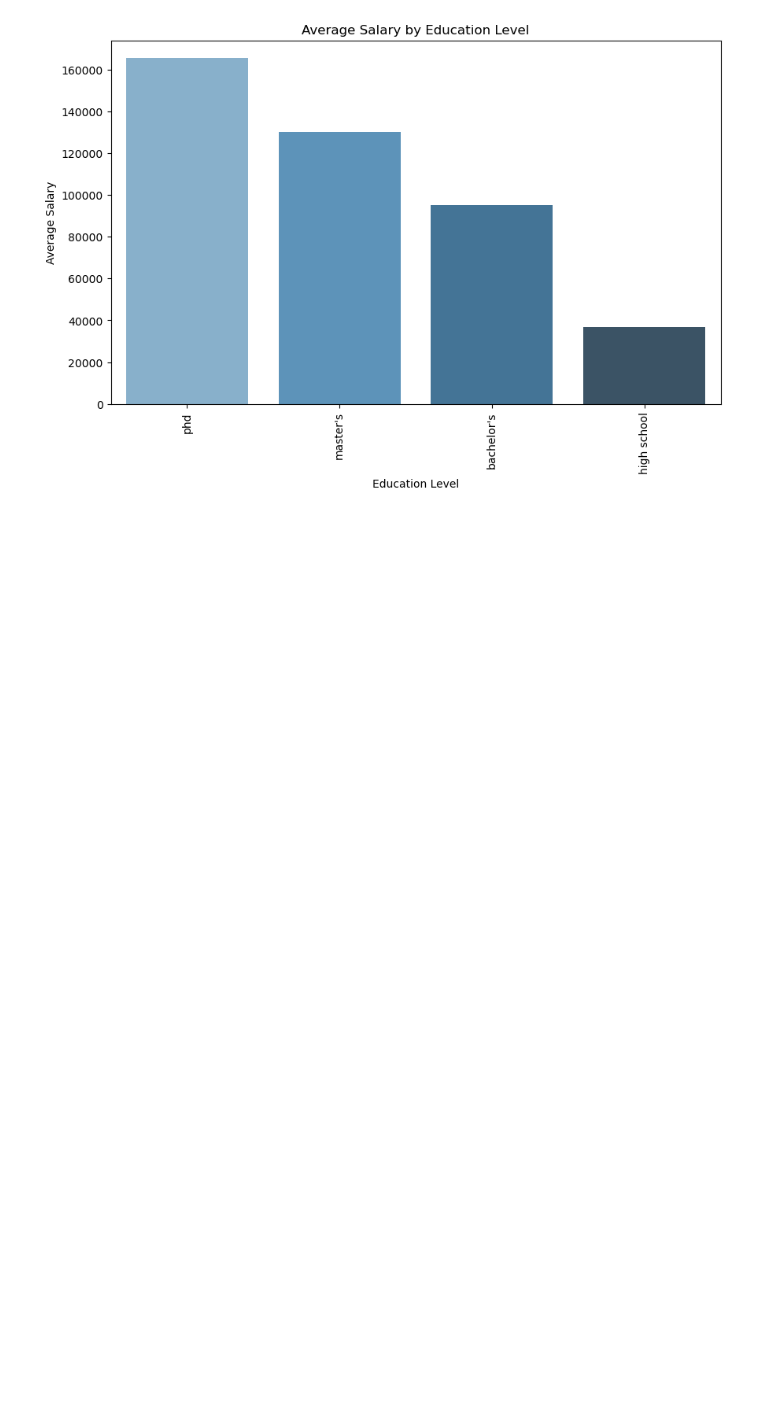
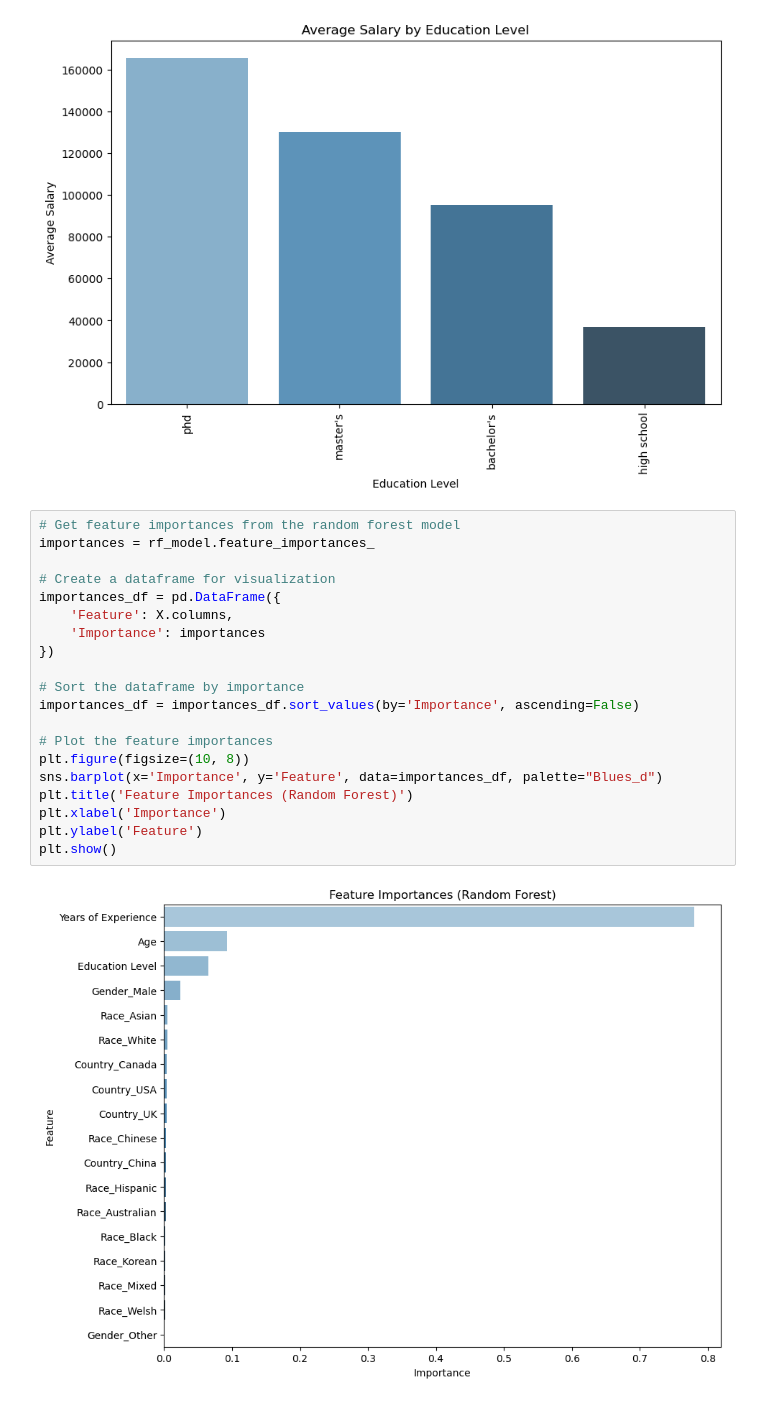
Before and after one commit to raj-rajat/Salary-dataset-based-on-country-and-race, a Jupyter notebook: salary-dataset-based-on-country-and-race.ipynb, the cells around one changed output. Cells and saved outputs as stored; diff of their text form; blank space fills up the shorter version.

```diff
--- a/salary-dataset-based-on-country-and-race.ipynb
+++ b/salary-dataset-based-on-country-and-race.ipynb
@@ -403,3 +403,25 @@ plt.xticks(rotation=90)
 plt.show()
 # %% [output]
 [figure]
+# %%
+# Get feature importances from the random forest model
+importances = rf_model.feature_importances_
+
+# Create a dataframe for visualization
+importances_df = pd.DataFrame({
+    'Feature': X.columns,
+    'Importance': importances
+})
+
+# Sort the dataframe by importance
+importances_df = importances_df.sort_values(by='Importance', ascending=False)
+
+# Plot the feature importances
+plt.figure(figsize=(10, 8))
+sns.barplot(x='Importance', y='Feature', data=importances_df, palette="Blues_d")
+plt.title('Feature Importances (Random Forest)')
+plt.xlabel('Importance')
+plt.ylabel('Feature')
+plt.show()
+# %% [output]
+[figure, added]
```
Also changed, not shown: parts of 4 cells of this notebook.
